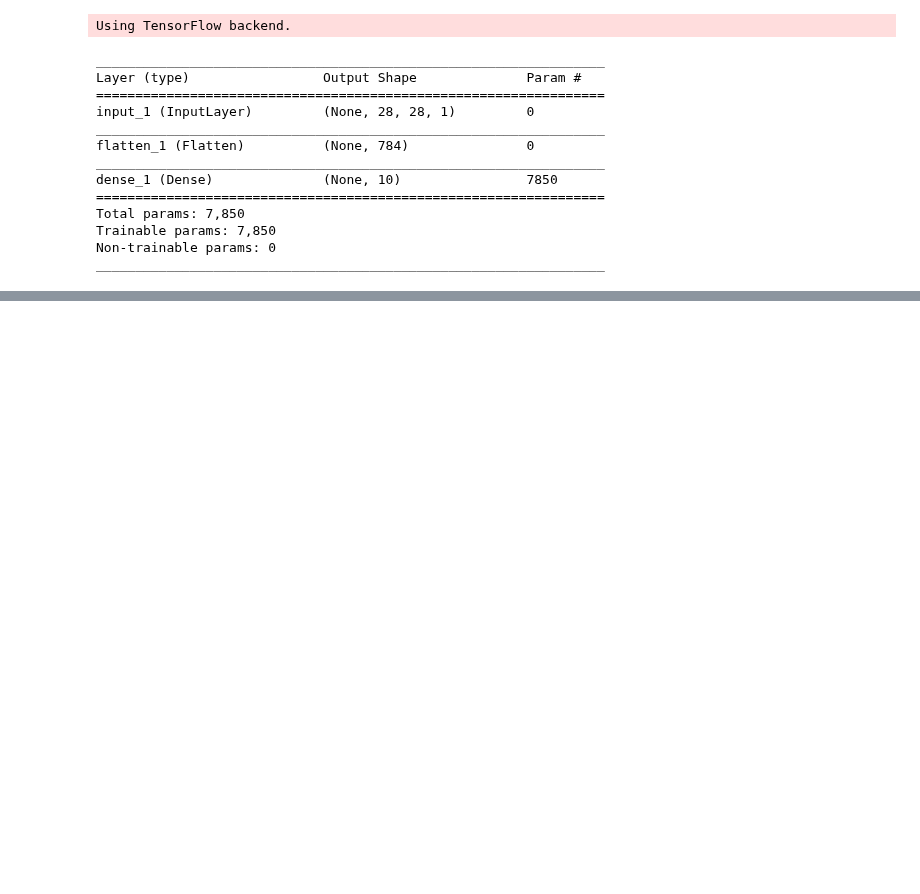
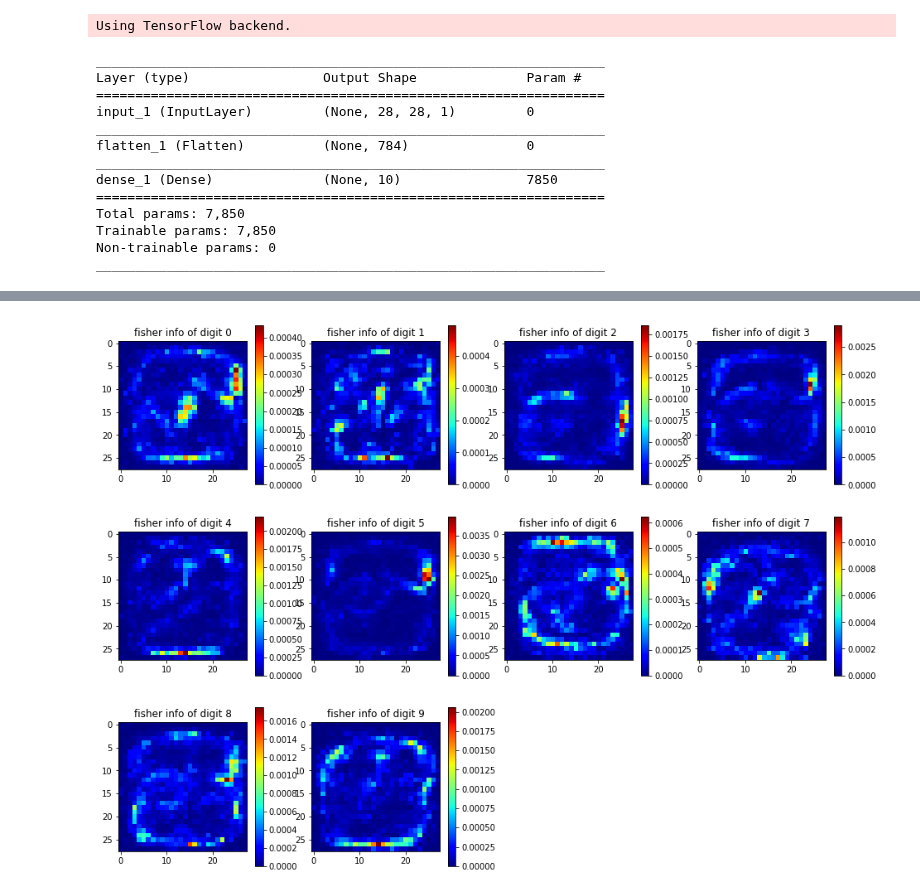
Before and after one commit to mammalwong/ml-study, a Jupyter notebook: gradnet.ipynb, the cells around one changed output, grey strips where cells are left out. Saved outputs shown, nothing was run; the diff lists cells and outputs as text; code cells hidden in the pictures; blank space fills up the shorter version.

```diff
--- a/gradnet.ipynb
+++ b/gradnet.ipynb
@@ -80,0 +84,11 @@ def get_grad_curv(i):
+# %%
+plt.figure(figsize=(16,12))
+for i in range(10):
+    vgrad = get_grad(i).predict(xtest)
+    vgrad = np.var(vgrad, axis=0, ddof=1, keepdims=True)
+    plt.subplot(3,4,i+1)
+    plt.title(f'fisher info of digit {i}')
+    plt.imshow(vgrad[0,:,:,0], cmap='jet', vmin=0)
+    plt.colorbar()
+plt.show()
+# %% [output]
@@ -81,2 +112,3 @@ def get_grad_curv(i):
+[figure, added]
 # %%
 def test_plot(test_label, improve_as):
```
Also changed, not shown: parts of 7 cells of this notebook.
